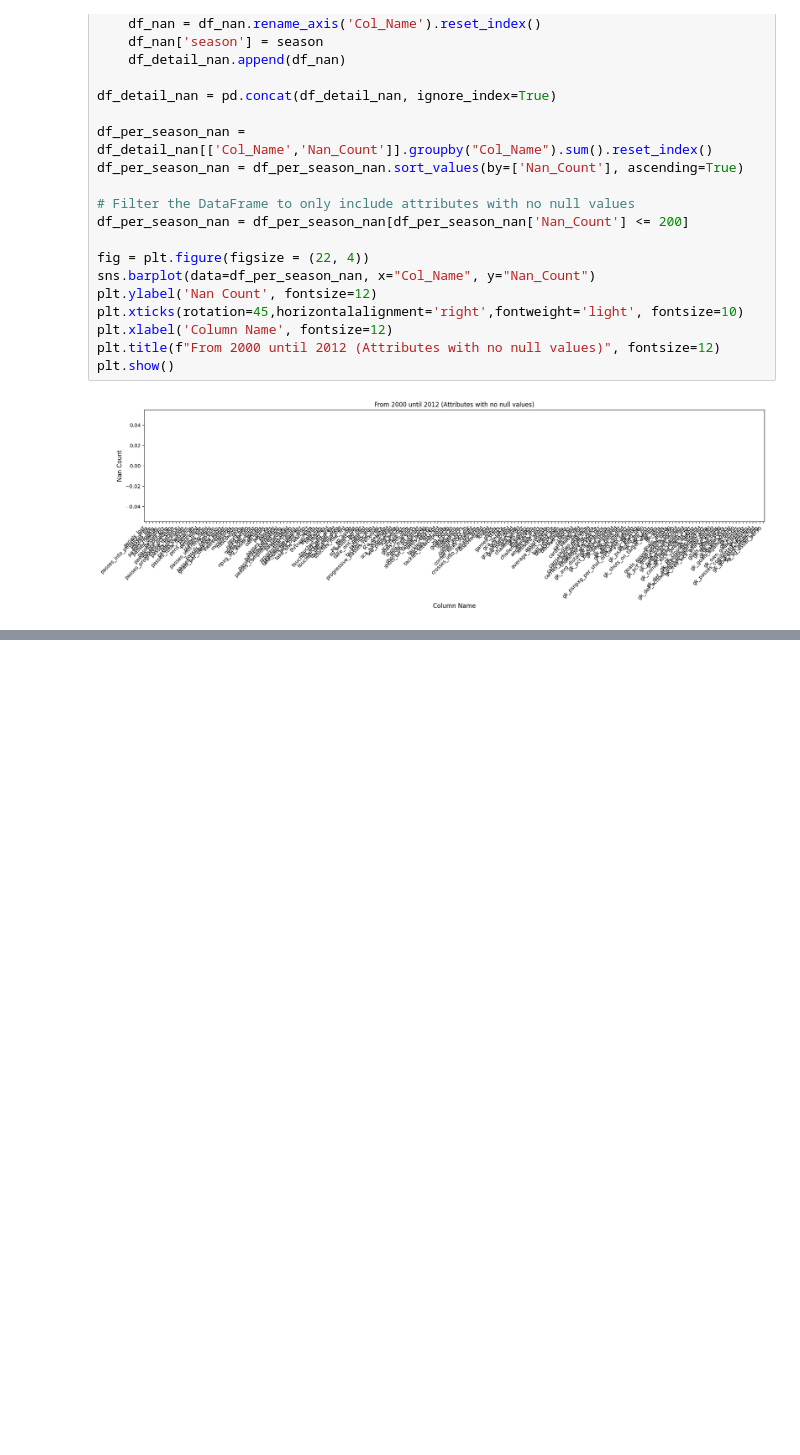
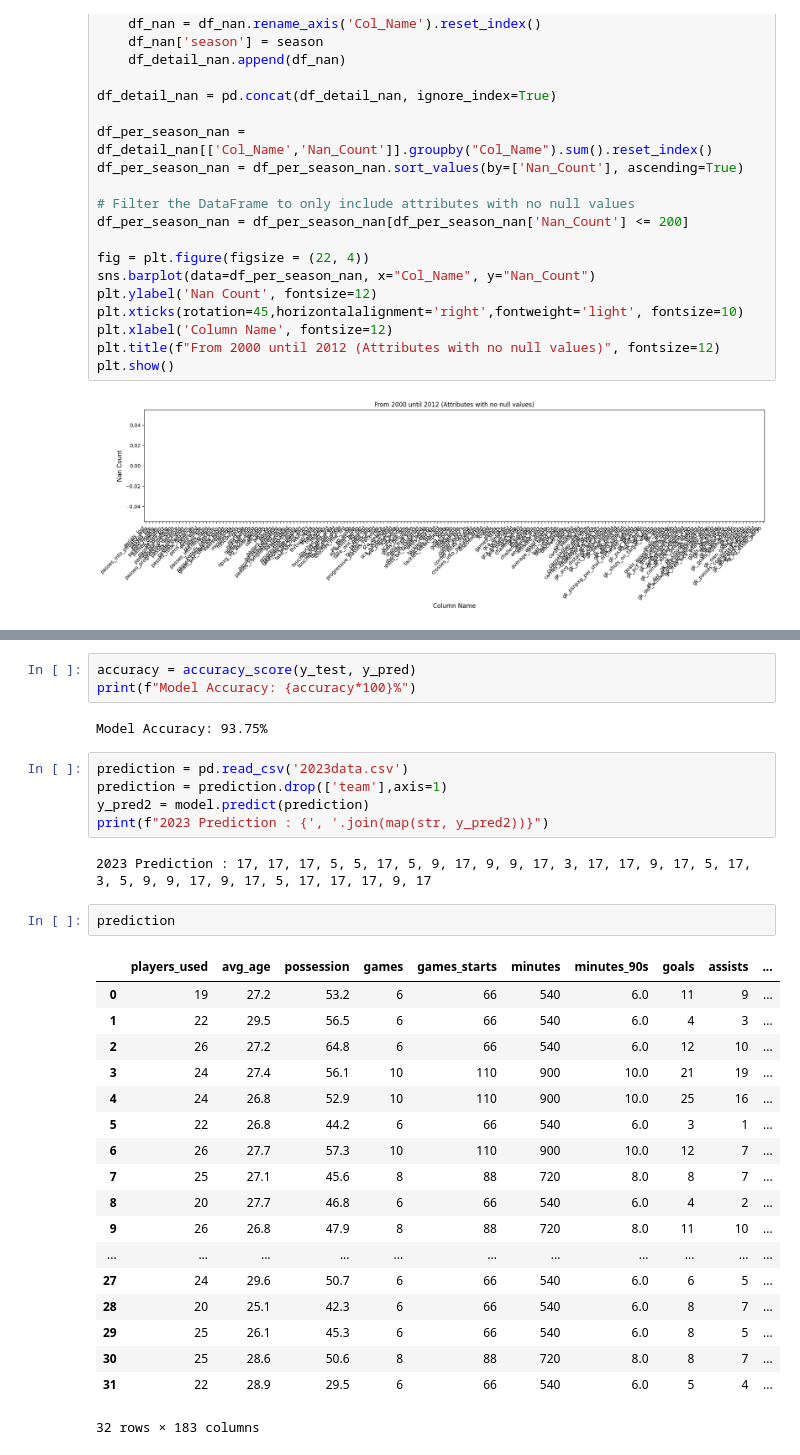
Before and after one commit to Football-Predictor/ChampionsLeague-Predictor, a Jupyter notebook: ChampionsLeaguePredictor.ipynb, the cells around one changed output, grey strips where cells are left out. Cells and saved outputs as stored; diff of their text form; blank space fills up the shorter version.

```diff
--- a/ChampionsLeaguePredictor.ipynb
+++ b/ChampionsLeaguePredictor.ipynb
@@ -103,0 +128,33 @@ plt.show()
+# %%
+accuracy = accuracy_score(y_test, y_pred)
+print(f"Model Accuracy: {accuracy*100}%")
+# %% [output]
+Model Accuracy: 93.75%
+# %%
+prediction = pd.read_csv('2023data.csv')
+prediction = prediction.drop(['team'],axis=1)
+y_pred2 = model.predict(prediction)
+print(f"2023 Prediction : {', '.join(map(str, y_pred2))}")
+# %% [output]
+2023 Prediction : 17, 17, 17, 5, 5, 17, 5, 9, 17, 9, 9, 17, 3, 17, 17, 9, 17, 5, 17, 3, 5, 9, 9, 17, 9, 17, 5, 17, 17, 17, 9, 17
+# %%
+prediction
+# %% [output]
+|  | players_used | avg_age | possession | games | games_starts | minutes | minutes_90s | goals | assists | ... |
+| 0 | 19 | 27.2 | 53.2 | 6 | 66 | 540 | 6.0 | 11 | 9 | ... |
+| 1 | 22 | 29.5 | 56.5 | 6 | 66 | 540 | 6.0 | 4 | 3 | ... |
+| 2 | 26 | 27.2 | 64.8 | 6 | 66 | 540 | 6.0 | 12 | 10 | ... |
+| 3 | 24 | 27.4 | 56.1 | 10 | 110 | 900 | 10.0 | 21 | 19 | ... |
+| 4 | 24 | 26.8 | 52.9 | 10 | 110 | 900 | 10.0 | 25 | 16 | ... |
+| 5 | 22 | 26.8 | 44.2 | 6 | 66 | 540 | 6.0 | 3 | 1 | ... |
+| 6 | 26 | 27.7 | 57.3 | 10 | 110 | 900 | 10.0 | 12 | 7 | ... |
+| 7 | 25 | 27.1 | 45.6 | 8 | 88 | 720 | 8.0 | 8 | 7 | ... |
+| 8 | 20 | 27.7 | 46.8 | 6 | 66 | 540 | 6.0 | 4 | 2 | ... |
+| 9 | 26 | 26.8 | 47.9 | 8 | 88 | 720 | 8.0 | 11 | 10 | ... |
+| ... | ... | ... | ... | ... | ... | ... | ... | ... | ... | ... |
+| 27 | 24 | 29.6 | 50.7 | 6 | 66 | 540 | 6.0 | 6 | 5 | ... |
+| 28 | 20 | 25.1 | 42.3 | 6 | 66 | 540 | 6.0 | 8 | 7 | ... |
+| 29 | 25 | 26.1 | 45.3 | 6 | 66 | 540 | 6.0 | 8 | 5 | ... |
+| 30 | 25 | 28.6 | 50.6 | 8 | 88 | 720 | 8.0 | 8 | 7 | ... |
+| 31 | 22 | 28.9 | 29.5 | 6 | 66 | 540 | 6.0 | 5 | 4 | ... |
+32 rows × 183 columns
```
Also changed, not shown: parts of 10 cells of this notebook, 1 other file.
